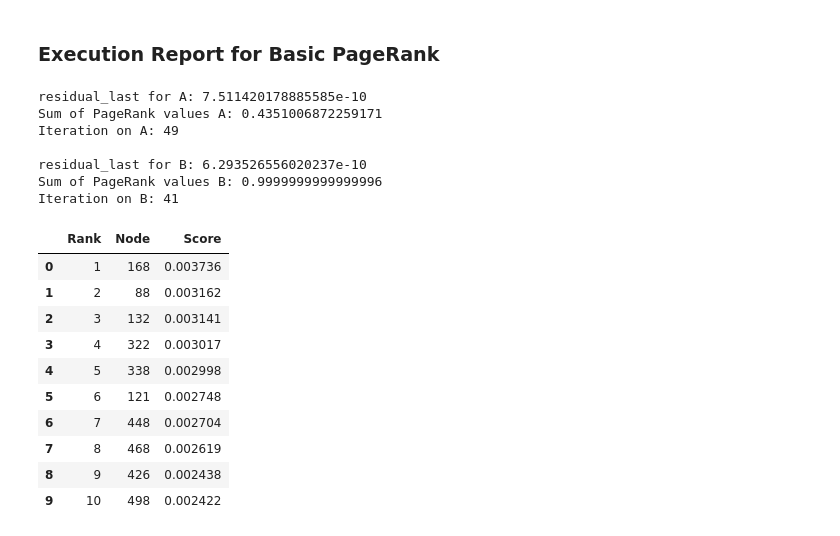
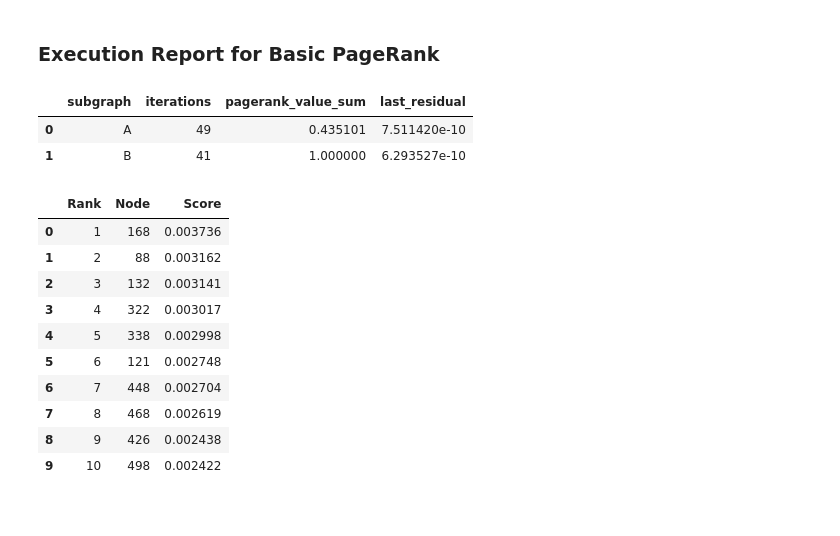
Before and after one commit to pouriaSameti/Mathematics-For-Data-Science, a Jupyter notebook: Project 3/notebook.ipynb, the cells around one changed output. Saved outputs shown, nothing was run; the diff lists cells and outputs as text; code cells hidden in the pictures.

```diff
--- a/Project 3/notebook.ipynb
+++ b/Project 3/notebook.ipynb
@@ -386,19 +380,13 @@ p_B, residuals_B = basic_pageRank(transition_matrix=P_B, nodes=n_B, eps=eps, r=r
 # %% [markdown]
 ### Execution Report for Basic PageRank
-# %%
-print("residual_last for A:", residuals_A[-1])
-print("Sum of PageRank values A:", p_A.sum())
-print("Iteration on A:", len(residuals_A))
-
-print("\nresidual_last for B:", residuals_B[-1])
-print("Sum of PageRank values B:", p_B.sum())
-print("Iteration on B:", len(residuals_B))
-# %% [output]
-residual_last for A: 7.511420178885585e-10
-Sum of PageRank values A: 0.4351006872259171
-Iteration on A: 49
-
-residual_last for B: 6.293526556020237e-10
-Sum of PageRank values B: 0.9999999999999996
-Iteration on B: 41
+# %%
+pagerank_basic_report_df = [{'subgraph': 'A', 'iterations': len(residuals_basic_A), 'pagerank_value_sum': sum(p_A_basic), 'last_residual': residuals_basic_A[-1]},
+                            {'subgraph': 'B', 'iterations': len(residuals_basic_B), 'pagerank_value_sum': sum(p_B_basic),'last_residual': residuals_basic_B[-1]}]
+
+pagerank_basic_report_df = pd.DataFrame(pagerank_basic_report_df)
+pagerank_basic_report_df
+# %% [output]
+|  | subgraph | iterations | pagerank_value_sum | last_residual |
+| 0 | A | 49 | 0.435101 | 7.511420e-10 |
+| 1 | B | 41 | 1.000000 | 6.293527e-10 |
 # %%
```
Also changed, not shown: parts of 13 cells of this notebook.
